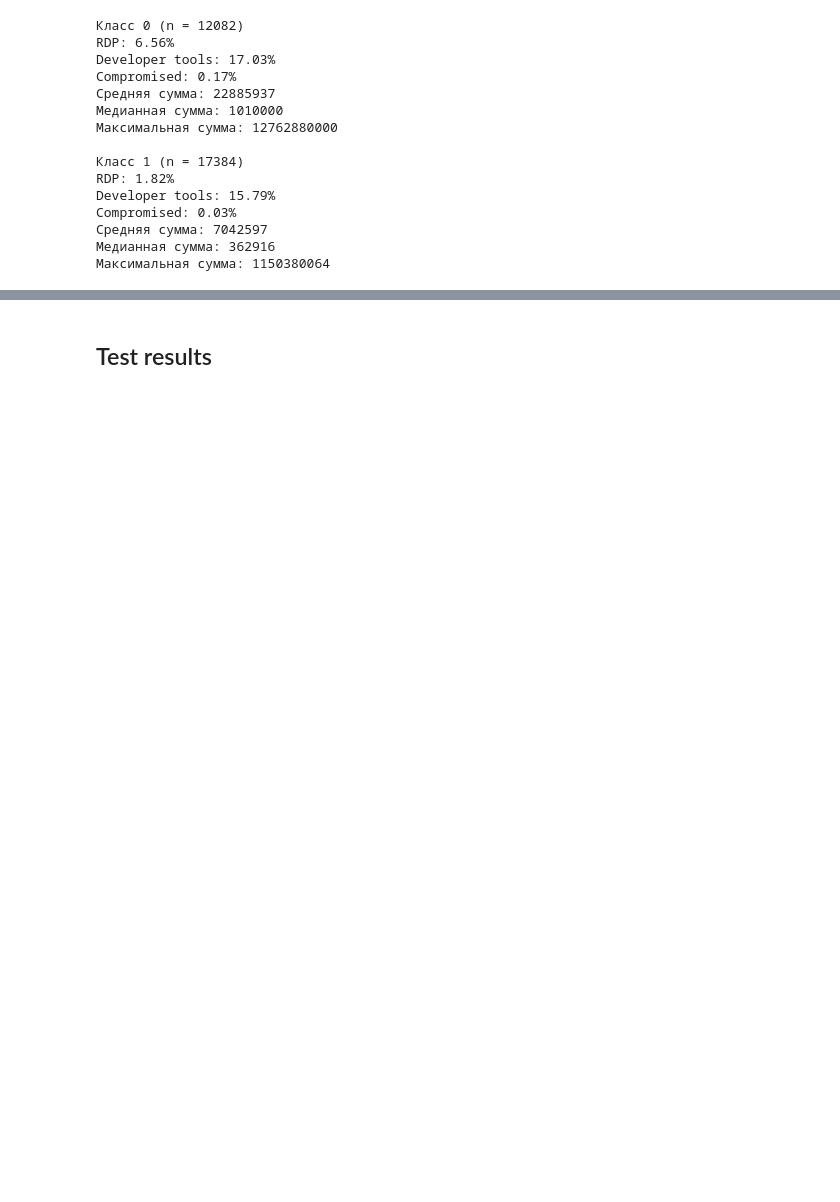
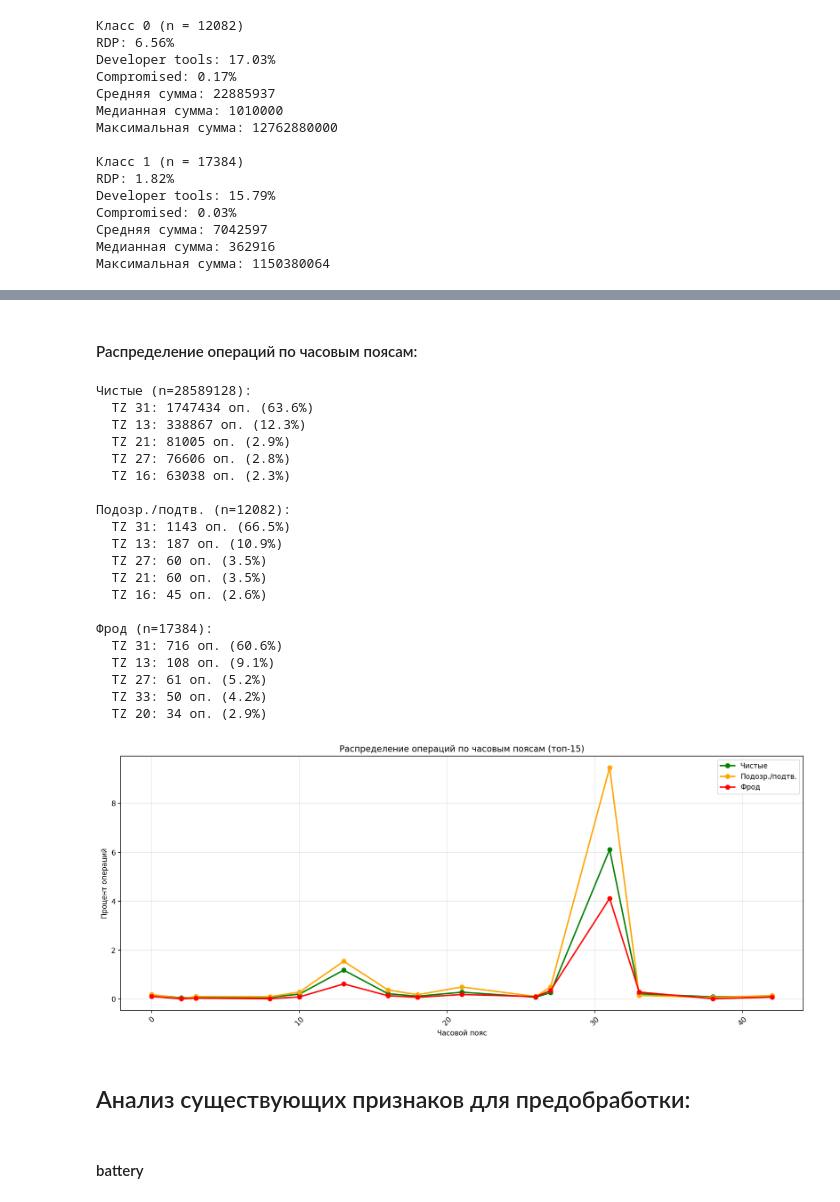
Before and after one commit to SergeyVoroninn/antifraud_hak, a Jupyter notebook: analysis/report.ipynb, the cells around one changed output, grey strips where cells are left out. Saved outputs shown, nothing was run; the diff lists cells and outputs as text; code cells hidden in the pictures; blank space fills up the shorter version.

Commit message:
анализ и предобработка данных (аналитик)

```diff
--- a/analysis/report.ipynb
+++ b/analysis/report.ipynb
@@ -239,2 +382,64 @@ Compromised: 0.03%
+# %% [markdown]
+#### Распределение операций по часовым поясам:
+# %%
+df_geo = train1_df.copy()
+
+for val, name in [(-1, 'Чистые'), (0, 'Подозр./подтв.'), (1, 'Фрод')]:
+    subset = df_geo[df_geo['target'] == val]
+    print(f"\n{name} (n={len(subset)}):")
+
+    # Топ-5 часовых поясов
+    top_tz = subset['timezone'].value_counts().head(5)
+    top_tz_pct = subset['timezone'].value_counts(normalize=True).head(5) * 100
+
+    for tz, count in top_tz.items():
+        pct = top_tz_pct[tz]
+        print(f"  TZ {tz:.0f}: {count} оп. ({pct:.1f}%)")
+
+plt.figure(figsize=(14, 6))
+
+top15_tz = df_geo['timezone'].value_counts().head(15).sort_index()
+
+for val, name, color in [(-1, 'Чистые', 'green'), (0, 'Подозр./подтв.', 'orange'), (1, 'Фрод', 'red')]:
+    subset = df_geo[df_geo['target'] == val]
+
+    tz_dist = subset['timezone'].value_counts()
+    tz_dist_pct = (tz_dist / len(subset) * 100)
+    tz_dist_pct = tz_dist_pct.reindex(top15_tz.index, fill_value=0)
+
+    plt.plot(tz_dist_pct.index, tz_dist_pct.values, marker='o', label=name, color=color, linewidth=2)
+
+plt.xlabel('Часовой пояс')
+plt.ylabel('Процент операций')
+plt.title('Распределение операций по часовым поясам (топ-15)')
+plt.legend()
+plt.grid(True, alpha=0.3)
+plt.xticks(rotation=45)
+plt.tight_layout()
+plt.show()
+# %% [output]
+Чистые (n=28589128):
+  TZ 31: 1747434 оп. (63.6%)
+  TZ 13: 338867 оп. (12.3%)
+  TZ 21: 81005 оп. (2.9%)
+  TZ 27: 76606 оп. (2.8%)
+  TZ 16: 63038 оп. (2.3%)
+
+Подозр./подтв. (n=12082):
+  TZ 31: 1143 оп. (66.5%)
+  TZ 13: 187 оп. (10.9%)
+  TZ 27: 60 оп. (3.5%)
+  TZ 21: 60 оп. (3.5%)
+  TZ 16: 45 оп. (2.6%)
+
+Фрод (n=17384):
+  TZ 31: 716 оп. (60.6%)
+  TZ 13: 108 оп. (9.1%)
+  TZ 27: 61 оп. (5.2%)
+  TZ 33: 50 оп. (4.2%)
+  TZ 20: 34 оп. (2.9%)
+[figure, added]
 # %% [markdown]
-## Test results
+## Анализ существующих признаков для предобработки:
+# %% [markdown]
+#### battery
```
Also changed, not shown: parts of 17 cells of this notebook.
